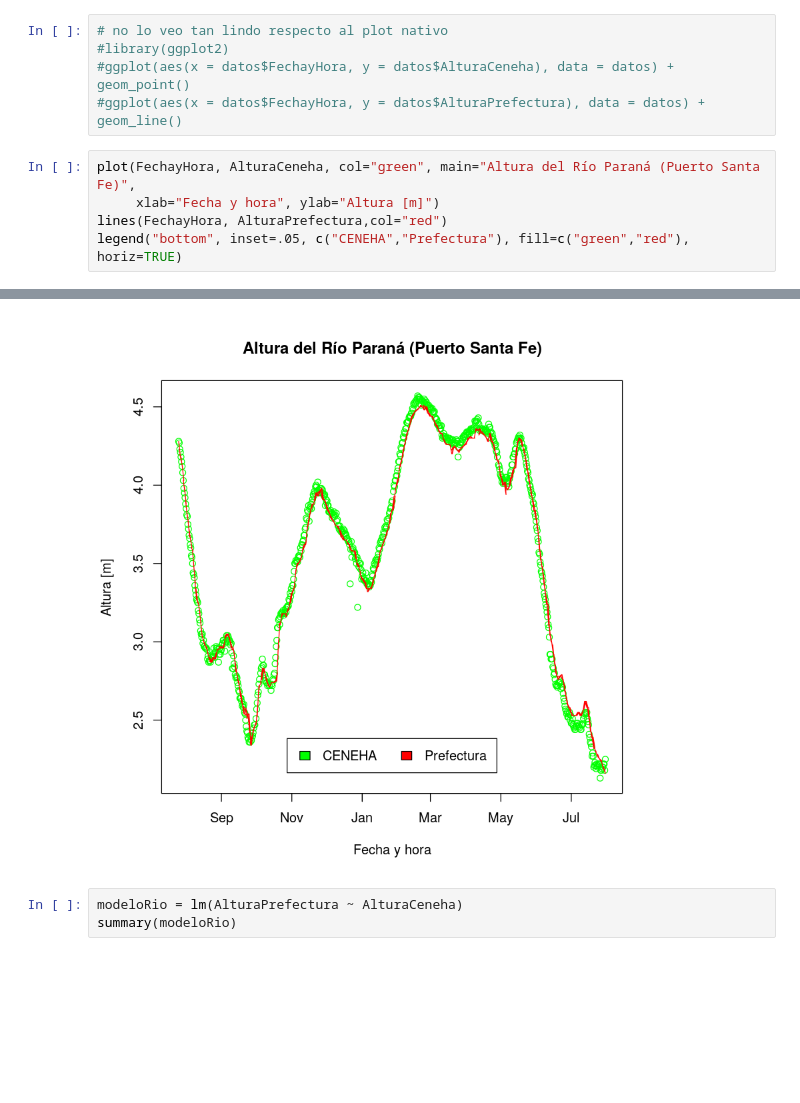
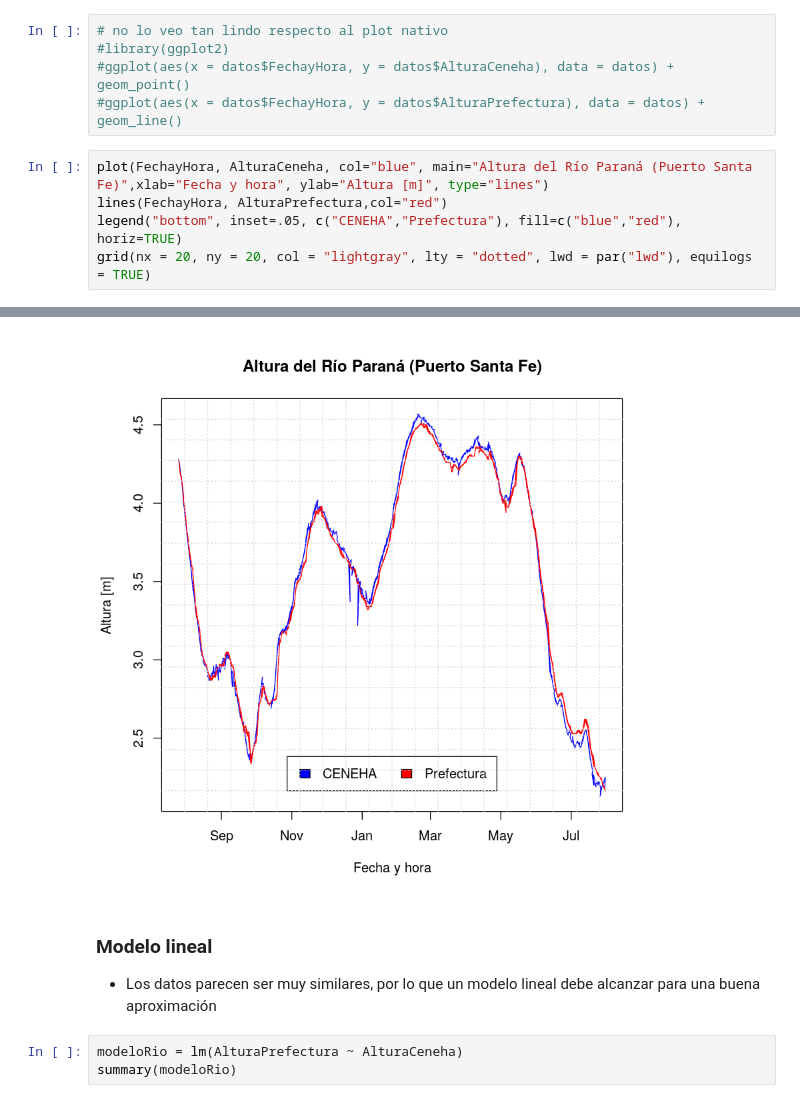
Before and after one commit to emilopez/intro-R, a Jupyter notebook: tp-final/Análisis Sensores.ipynb, the cells around one changed output, grey strips where cells are left out. Drawn from its saved outputs; the diff is of its cells as text; blank space fills up the shorter version.

```diff
--- a/tp-final/Análisis Sensores.ipynb
+++ b/tp-final/Análisis Sensores.ipynb
@@ -29,8 +31,8 @@ head(datosRio)
 #ggplot(aes(x = datos$FechayHora, y = datos$AlturaCeneha), data = datos) + geom_point()
 #ggplot(aes(x = datos$FechayHora, y = datos$AlturaPrefectura), data = datos) + geom_line()
 # %%
-plot(FechayHora, AlturaCeneha, col="green", main="Altura del Río Paraná (Puerto Santa Fe)",
-     xlab="Fecha y hora", ylab="Altura [m]")
+plot(FechayHora, AlturaCeneha, col="blue", main="Altura del Río Paraná (Puerto Santa Fe)",xlab="Fecha y hora", ylab="Altura [m]", type="lines")
 lines(FechayHora, AlturaPrefectura,col="red")
-legend("bottom", inset=.05, c("CENEHA","Prefectura"), fill=c("green","red"), horiz=TRUE)
+legend("bottom", inset=.05, c("CENEHA","Prefectura"), fill=c("blue","red"), horiz=TRUE)
+grid(nx = 20, ny = 20, col = "lightgray", lty = "dotted", lwd = par("lwd"), equilogs = TRUE)
 # %% [output]
@@ -37,4 +41,7 @@ legend("bottom", inset=.05, c("CENEHA","Prefectura"), fill=c("green","red"), hor
-[figure, old version]
+[figure, new version]
+# %% [markdown]
+### Modelo lineal
+- Los datos parecen ser muy similares, por lo que un modelo lineal debe alcanzar para una buena aproximación
 # %%
 modeloRio = lm(AlturaPrefectura ~ AlturaCeneha)
 summary(modeloRio)
```
Also changed, not shown: parts of 11 cells of this notebook.
